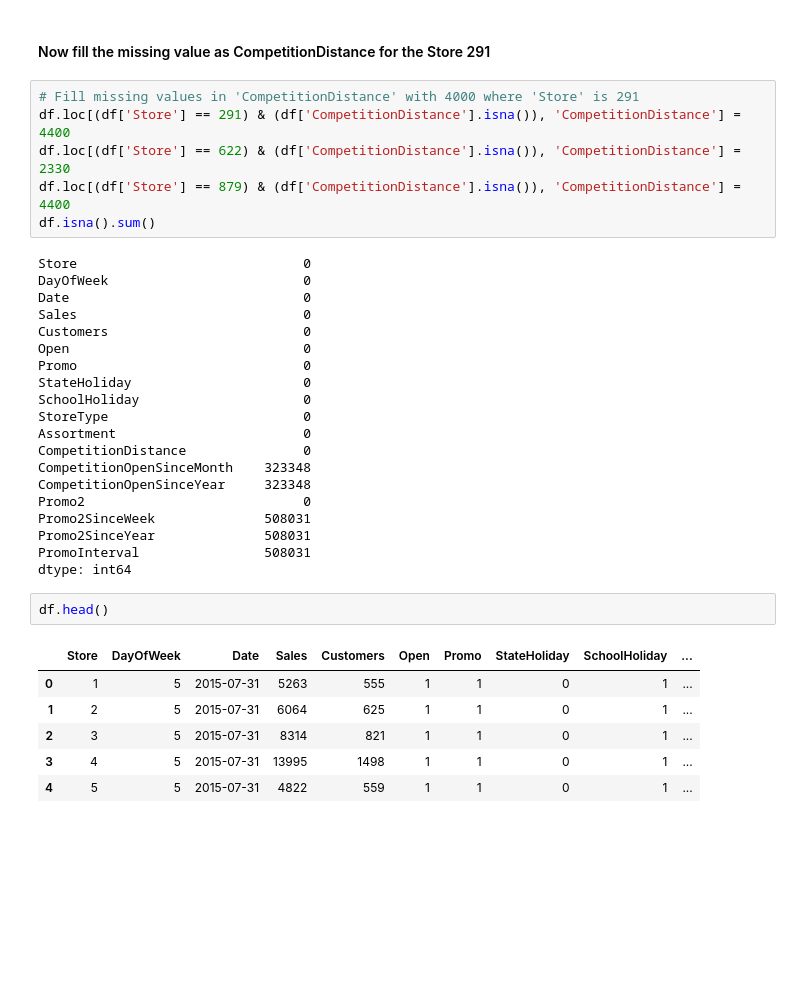
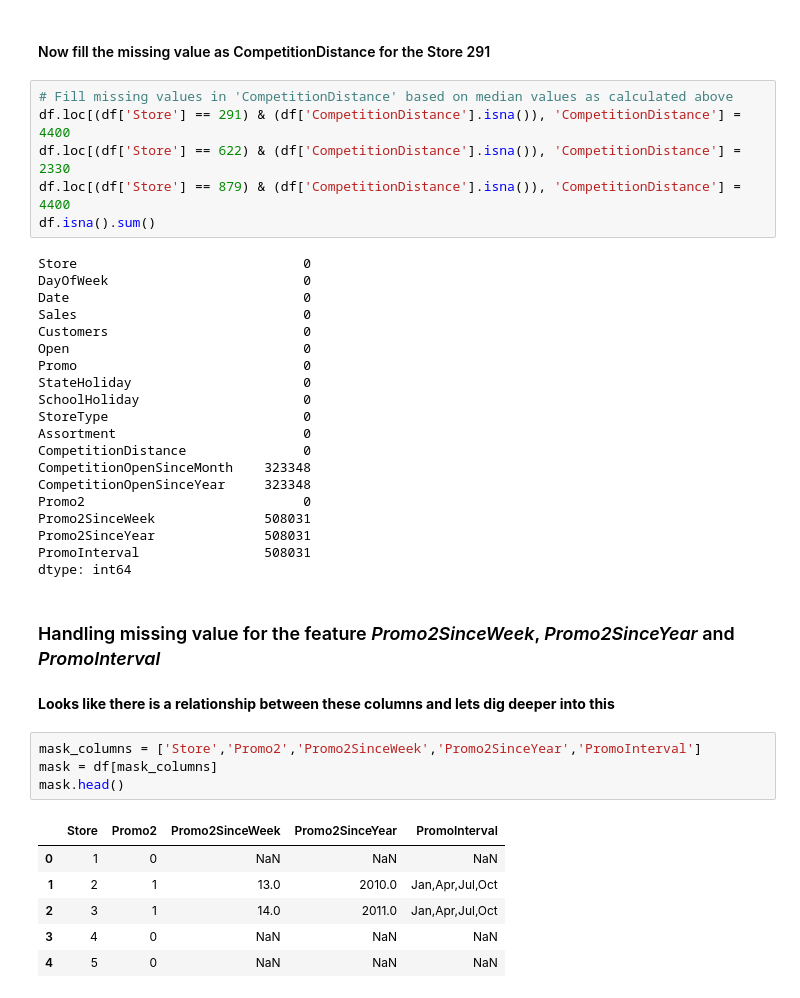
Before and after one commit to chakratechgeek/Supervised_Learning_MLOps, a Jupyter notebook: Rossmann_sales_prediction.ipynb, the cells around one changed output. Saved outputs shown, nothing was run; the diff lists cells and outputs as text; blank space fills up the shorter version.

Commit message:
Kaggle Notebook | Rossmann_Sales_Predict | Version 10

```diff
--- a/Rossmann_sales_prediction.ipynb
+++ b/Rossmann_sales_prediction.ipynb
@@ -446,7 +446,7 @@ Kurtosis: 10.449631701164407
 # %% [markdown]
 #### Now fill the missing value as CompetitionDistance for the Store 291
 # %%
-# Fill missing values in 'CompetitionDistance' with 4000 where 'Store' is 291
+# Fill missing values in 'CompetitionDistance' based on median values as calculated above
 df.loc[(df['Store'] == 291) & (df['CompetitionDistance'].isna()), 'CompetitionDistance'] = 4400
 df.loc[(df['Store'] == 622) & (df['CompetitionDistance'].isna()), 'CompetitionDistance'] = 2330
 df.loc[(df['Store'] == 879) & (df['CompetitionDistance'].isna()), 'CompetitionDistance'] = 4400
@@ -471,12 +471,18 @@ Promo2SinceWeek              508031
 Promo2SinceYear              508031
 PromoInterval                508031
 dtype: int64
-# %%
-df.head()
-# %% [output]
-|  | Store | DayOfWeek | Date | Sales | Customers | Open | Promo | StateHoliday | SchoolHoliday | ... |
-| 0 | 1 | 5 | 2015-07-31 | 5263 | 555 | 1 | 1 | 0 | 1 | ... |
-| 1 | 2 | 5 | 2015-07-31 | 6064 | 625 | 1 | 1 | 0 | 1 | ... |
-| 2 | 3 | 5 | 2015-07-31 | 8314 | 821 | 1 | 1 | 0 | 1 | ... |
-| 3 | 4 | 5 | 2015-07-31 | 13995 | 1498 | 1 | 1 | 0 | 1 | ... |
-| 4 | 5 | 5 | 2015-07-31 | 4822 | 559 | 1 | 1 | 0 | 1 | ... |
+# %% [markdown]
+### Handling missing value for the feature *Promo2SinceWeek*, *Promo2SinceYear* and *PromoInterval*
+# %% [markdown]
+**Looks like there is a relationship between these columns and lets dig deeper into this**
+# %%
+mask_columns = ['Store','Promo2','Promo2SinceWeek','Promo2SinceYear','PromoInterval']
+mask = df[mask_columns]
+mask.head()
+# %% [output]
+|  | Store | Promo2 | Promo2SinceWeek | Promo2SinceYear | PromoInterval |
+| 0 | 1 | 0 | NaN | NaN | NaN |
+| 1 | 2 | 1 | 13.0 | 2010.0 | Jan,Apr,Jul,Oct |
+| 2 | 3 | 1 | 14.0 | 2011.0 | Jan,Apr,Jul,Oct |
+| 3 | 4 | 0 | NaN | NaN | NaN |
+| 4 | 5 | 0 | NaN | NaN | NaN |
```
Also changed, not shown: parts of 14 cells of this notebook.
